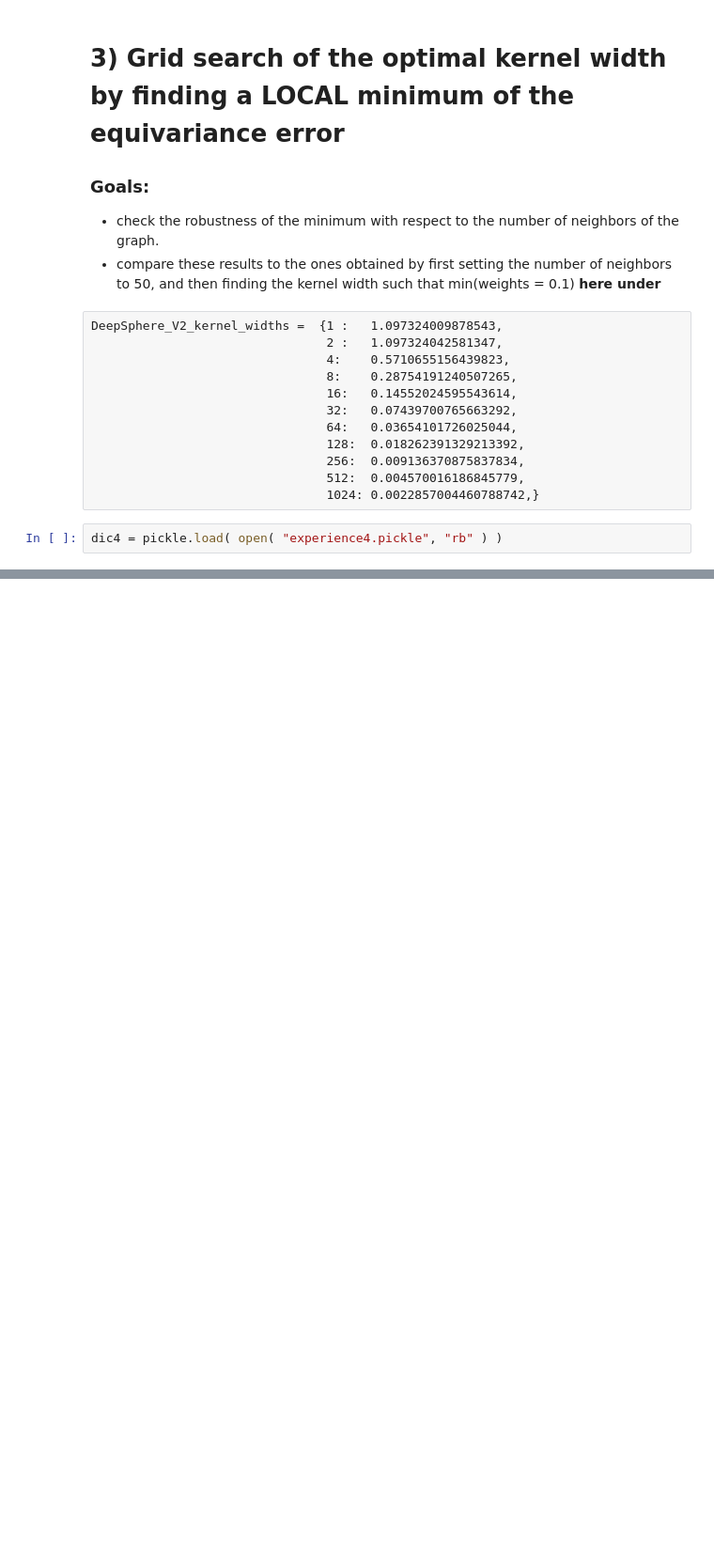
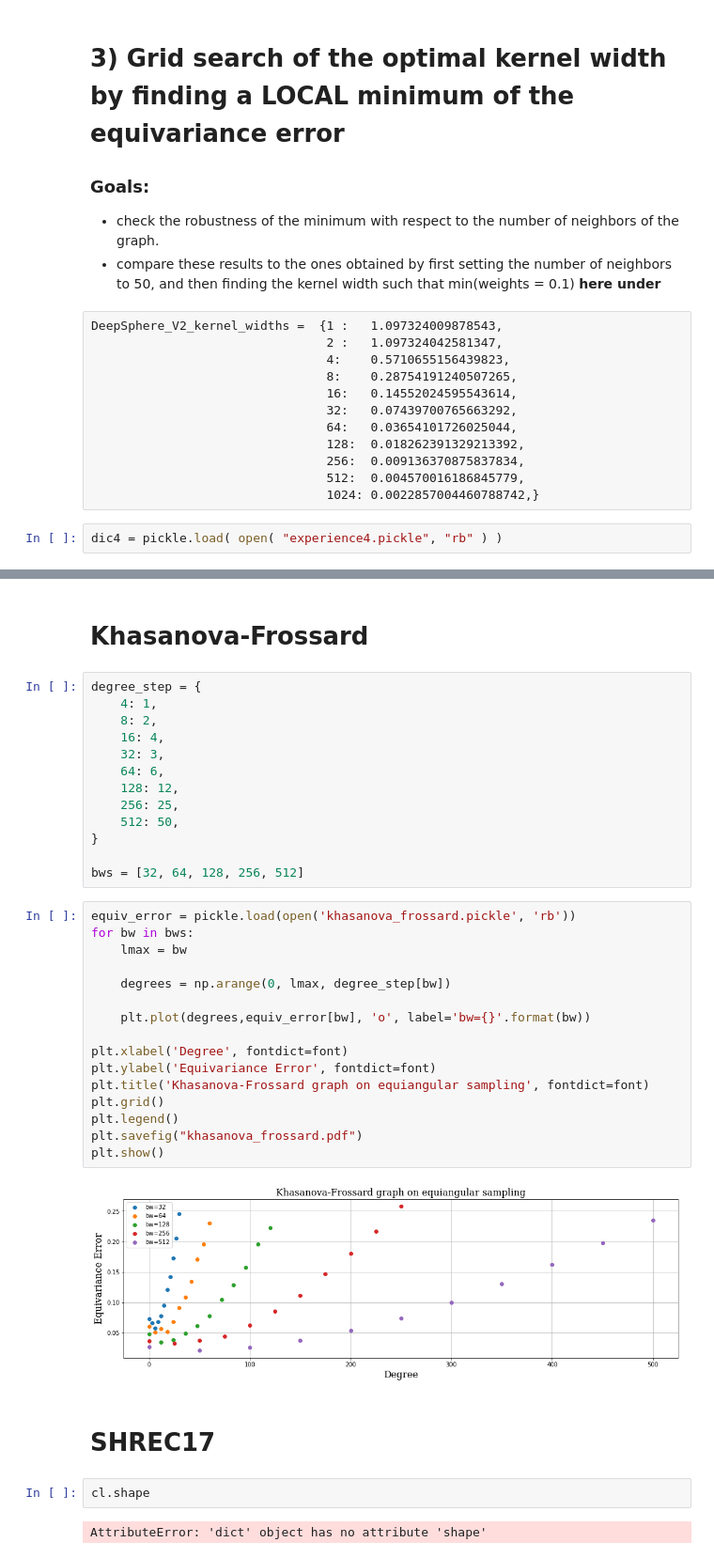
Before and after one commit to deepsphere/paper-deepsphere-iclr2020, a Jupyter notebook: notebooks/Figures.ipynb, the cells around one changed output, grey strips where cells are left out. Shown at 94% size. Cells and saved outputs as stored; diff of their text form; blank space fills up the shorter version.

```diff
--- a/notebooks/Figures.ipynb
+++ b/notebooks/Figures.ipynb
@@ -144,0 +168,39 @@ plot_4(dic4)
+# %% [markdown]
+# Khasanova-Frossard
+# %%
+degree_step = {
+    4: 1,
+    8: 2,
+    16: 4,
+    32: 3,
+    64: 6,
+    128: 12,
+    256: 25,
+    512: 50,
+}
+
+bws = [32, 64, 128, 256, 512]
+# %%
+equiv_error = pickle.load(open('khasanova_frossard.pickle', 'rb'))
+for bw in bws:
+    lmax = bw
+
+    degrees = np.arange(0, lmax, degree_step[bw])
+
+    plt.plot(degrees,equiv_error[bw], 'o', label='bw={}'.format(bw))
+
+plt.xlabel('Degree', fontdict=font)
+plt.ylabel('Equivariance Error', fontdict=font)
+plt.title('Khasanova-Frossard graph on equiangular sampling', fontdict=font)
+plt.grid()
+plt.legend()
+plt.savefig("khasanova_frossard.pdf")
+plt.show()
+# %% [output]
+[figure, added]
+# %% [markdown]
+# SHREC17
+# %%
+cl.shape
+# %% [output]
+AttributeError: 'dict' object has no attribute 'shape'
```
Also changed, not shown: parts of 7 cells of this notebook, 11 other files.
